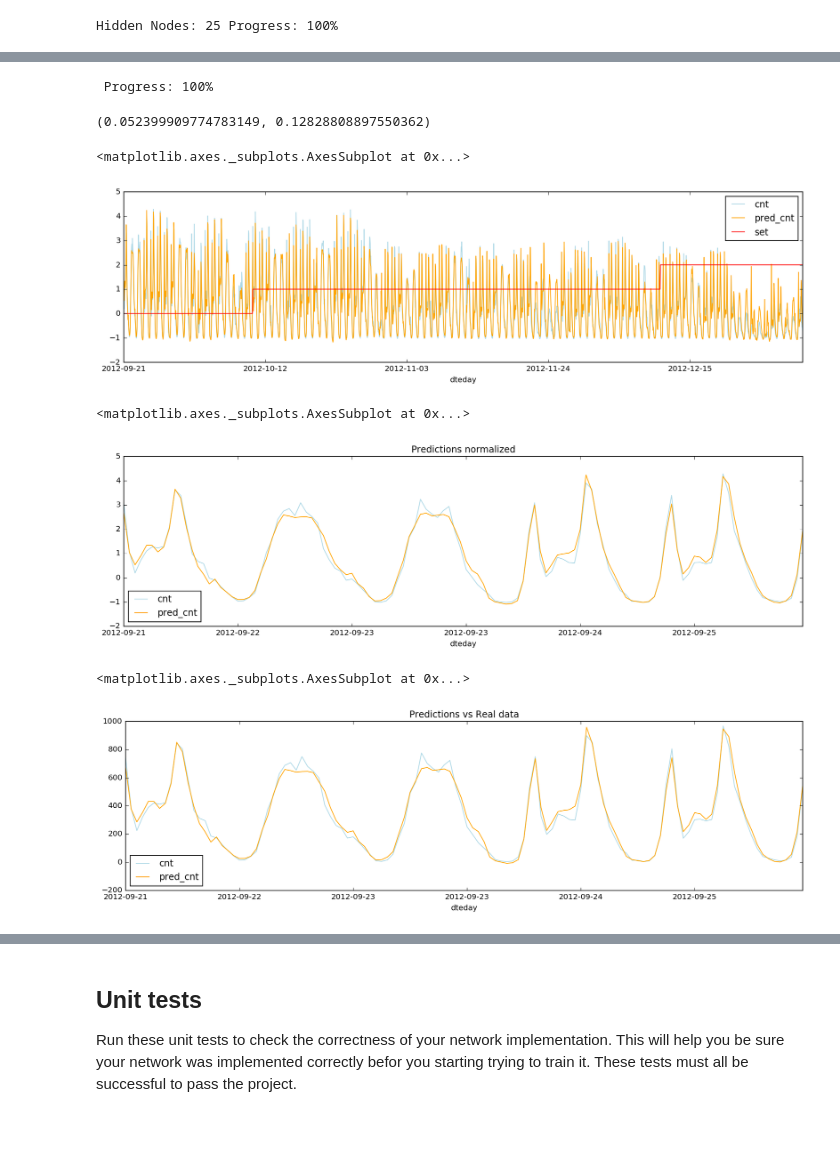
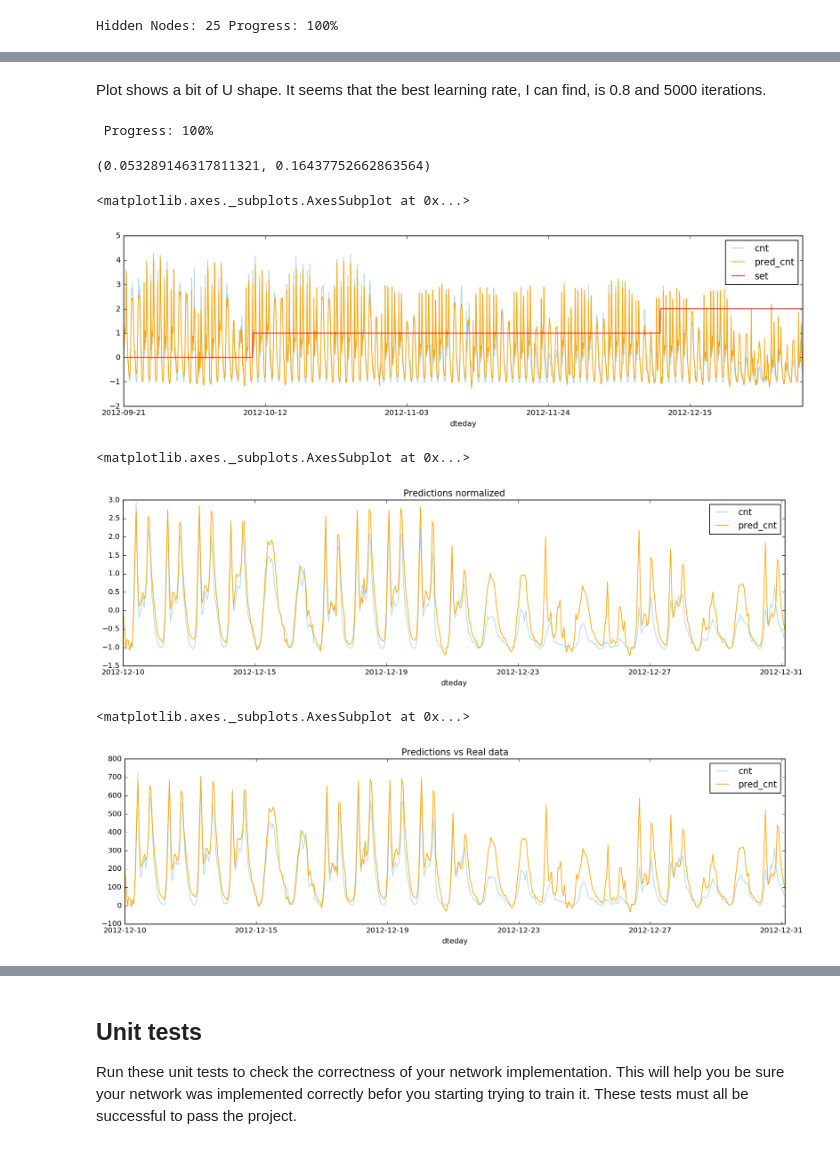
Before and after one commit to sbartek/neural_network_with_numpy, a Jupyter notebook: DLND Your first neural network.ipynb, the cells around one changed output, grey strips where cells are left out. Saved outputs shown, nothing was run; the diff lists cells and outputs as text; code cells hidden in the pictures.

Commit message:
improves iterations number

```diff
--- a/DLND Your first neural network.ipynb
+++ b/DLND Your first neural network.ipynb
@@ -480,5 +501,7 @@ Here, use the test data to view how well your network is modeling the data. If s
+# %% [markdown]
+Plot shows a bit of U shape. It seems that the best learning rate, I can find, is 0.8 and 5000 iterations.
 # %%
-networkModel15 = NetworkModel(iterations=15000, learning_rate=1, hidden_nodes=15)
+networkModel15 = NetworkModel(iterations=5000, learning_rate=0.8, hidden_nodes=13)
 networkModel15.gradient_desc()
 # %% [output]
  Progress: 100%
@@ -487,20 +510,20 @@ train_loss = MSE(networkModel15.network.run(train_features)[0], train_targets['c
 val_loss = MSE(networkModel15.network.run(val_features)[0], val_targets['cnt'])
 train_loss, val_loss
 # %% [output]
-(0.052399909774783149, 0.12828808897550362)
+(0.053289146317811321, 0.16437752662863564)
 # %%
 targets_back['pred_cnt'] = networkModel15.network.run(all_features)[0]
 targets_back[['dteday', 'cnt', 'pred_cnt', 'set']].iloc[-100*24:]\
     .plot(x='dteday', figsize=(16,4), color = ["lightblue", "orange", "red"])
 # %% [output]
 <matplotlib.axes._subplots.AxesSubplot at 0x...>
-[figure, old version]
+[figure, new version]
 # %%
-targets_back[['dteday', 'cnt', 'pred_cnt']].iloc[-100*24:-95*24]\
+targets_back[['dteday', 'cnt', 'pred_cnt']].iloc[-21*24:]\
     .plot(x='dteday', figsize=(16,4), color = ["lightblue", "orange", "red"], title="Predictions normalized")
 # %% [output]
 <matplotlib.axes._subplots.AxesSubplot at 0x...>
-[figure, old version]
+[figure, new version]
 # %%
 real_data = targets_back[['dteday', 'set']].copy()
 real_data['cnt'] = rides['cnt']
@@ -508,11 +531,11 @@ real_data['cnt'] = rides['cnt']
 mean_cnt, std_cnt = scaled_features['cnt']
 real_data['pred_cnt'] = (targets_back['pred_cnt']*std_cnt) + mean_cnt
 # %%
-real_data[['dteday', 'cnt', 'pred_cnt']].iloc[-100*24:-95*24]\
+real_data[['dteday', 'cnt', 'pred_cnt']].iloc[-21*24:]\
     .plot(x='dteday', figsize=(16,4), color = ["lightblue", "orange"], title="Predictions vs Real data")
 # %% [output]
 <matplotlib.axes._subplots.AxesSubplot at 0x...>
-[figure, old version]
+[figure, new version]
 # %% [markdown]
 ## OPTIONAL: Thinking about your results(this question will not be evaluated in the rubric).
 
```
Also changed, not shown: parts of 26 cells of this notebook.
